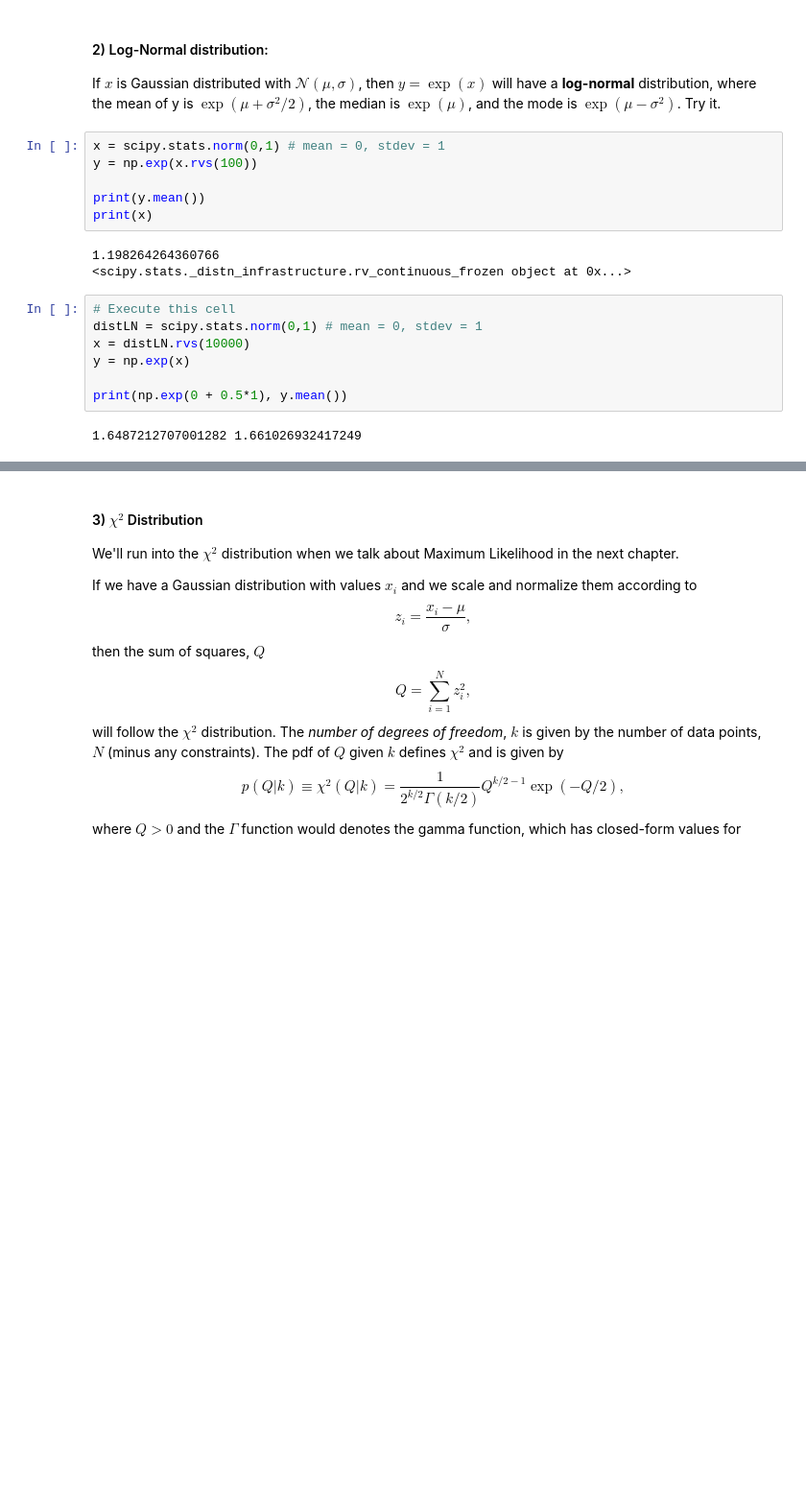
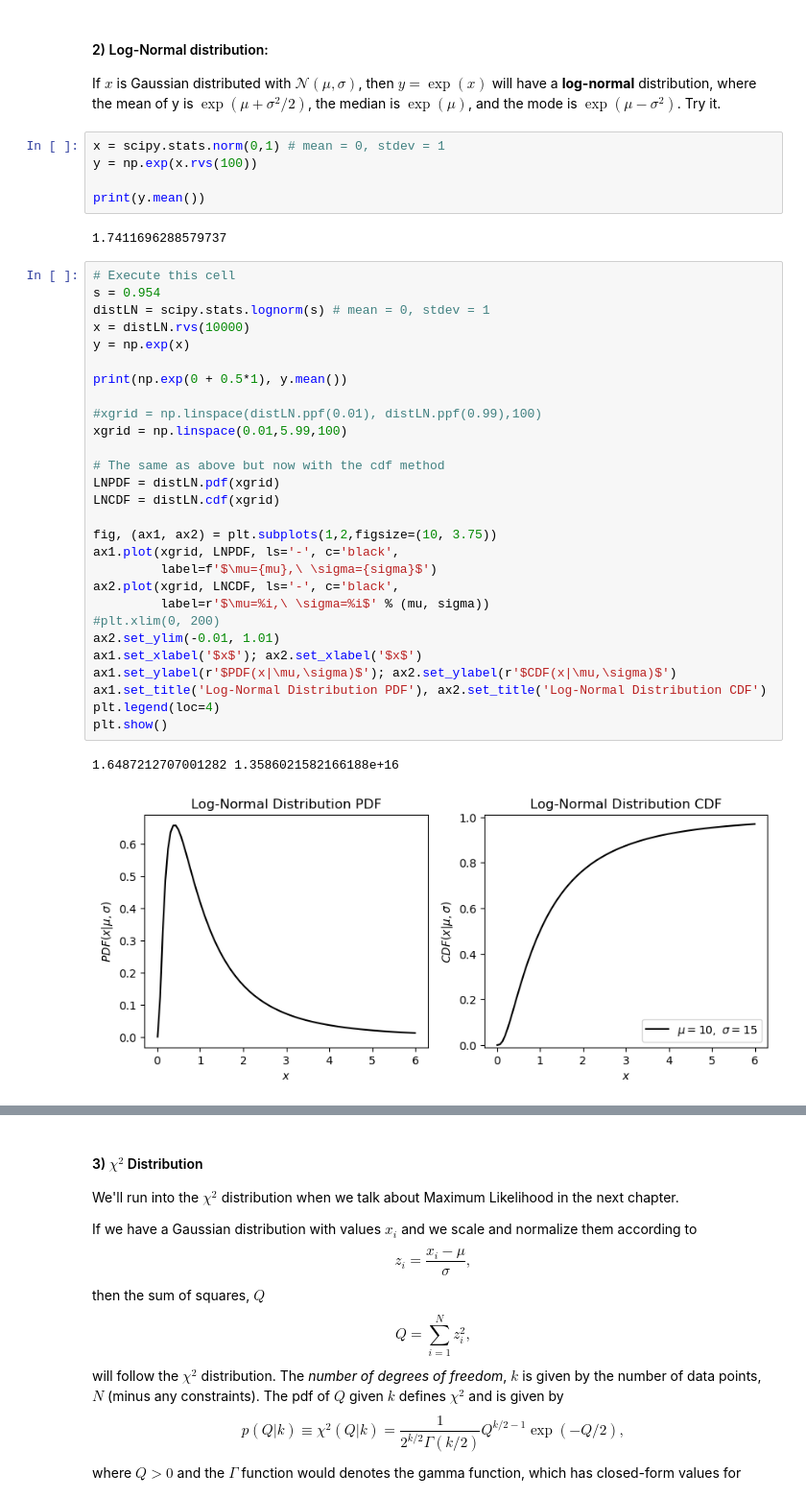
Before and after one commit to SumeetKul/phys629-astrostats, a Jupyter notebook: lecture-notes/Univariate_Distributions.ipynb, the cells around one changed output, grey strips where cells are left out. Shown at 96% size. Cells and saved outputs as stored; diff of their text form; blank space fills up the shorter version.

```diff
--- a/lecture-notes/Univariate_Distributions.ipynb
+++ b/lecture-notes/Univariate_Distributions.ipynb
@@ -86,16 +112,36 @@ x = scipy.stats.norm(0,1) # mean = 0, stdev = 1
 y = np.exp(x.rvs(100))
 
 print(y.mean())
-print(x)
 # %% [output]
-1.198264264360766
-<scipy.stats._distn_infrastructure.rv_continuous_frozen object at 0x...>
+1.7411696288579737
 # %%
 # Execute this cell
-distLN = scipy.stats.norm(0,1) # mean = 0, stdev = 1
+s = 0.954
+distLN = scipy.stats.lognorm(s) # mean = 0, stdev = 1
 x = distLN.rvs(10000)
 y = np.exp(x)
 
 print(np.exp(0 + 0.5*1), y.mean())
+
+#xgrid = np.linspace(distLN.ppf(0.01), distLN.ppf(0.99),100)
+xgrid = np.linspace(0.01,5.99,100)
+
+# The same as above but now with the cdf method
+LNPDF = distLN.pdf(xgrid)
+LNCDF = distLN.cdf(xgrid)
+
+fig, (ax1, ax2) = plt.subplots(1,2,figsize=(10, 3.75))
+ax1.plot(xgrid, LNPDF, ls='-', c='black',
+         label=f'$\mu={mu},\ \sigma={sigma}$')
+ax2.plot(xgrid, LNCDF, ls='-', c='black',
+         label=r'$\mu=%i,\ \sigma=%i$' % (mu, sigma))
+#plt.xlim(0, 200)
+ax2.set_ylim(-0.01, 1.01)
+ax1.set_xlabel('$x$'); ax2.set_xlabel('$x$')
+ax1.set_ylabel(r'$PDF(x|\mu,\sigma)$'); ax2.set_ylabel(r'$CDF(x|\mu,\sigma)$')
+ax1.set_title('Log-Normal Distribution PDF'), ax2.set_title('Log-Normal Distribution CDF')
+plt.legend(loc=4)
+plt.show()
 # %% [output]
-1.6487212707001282 1.661026932417249
+1.6487212707001282 1.3586021582166188e+16
+[figure, added]
```
Also changed, not shown: parts of 10 cells of this notebook.
